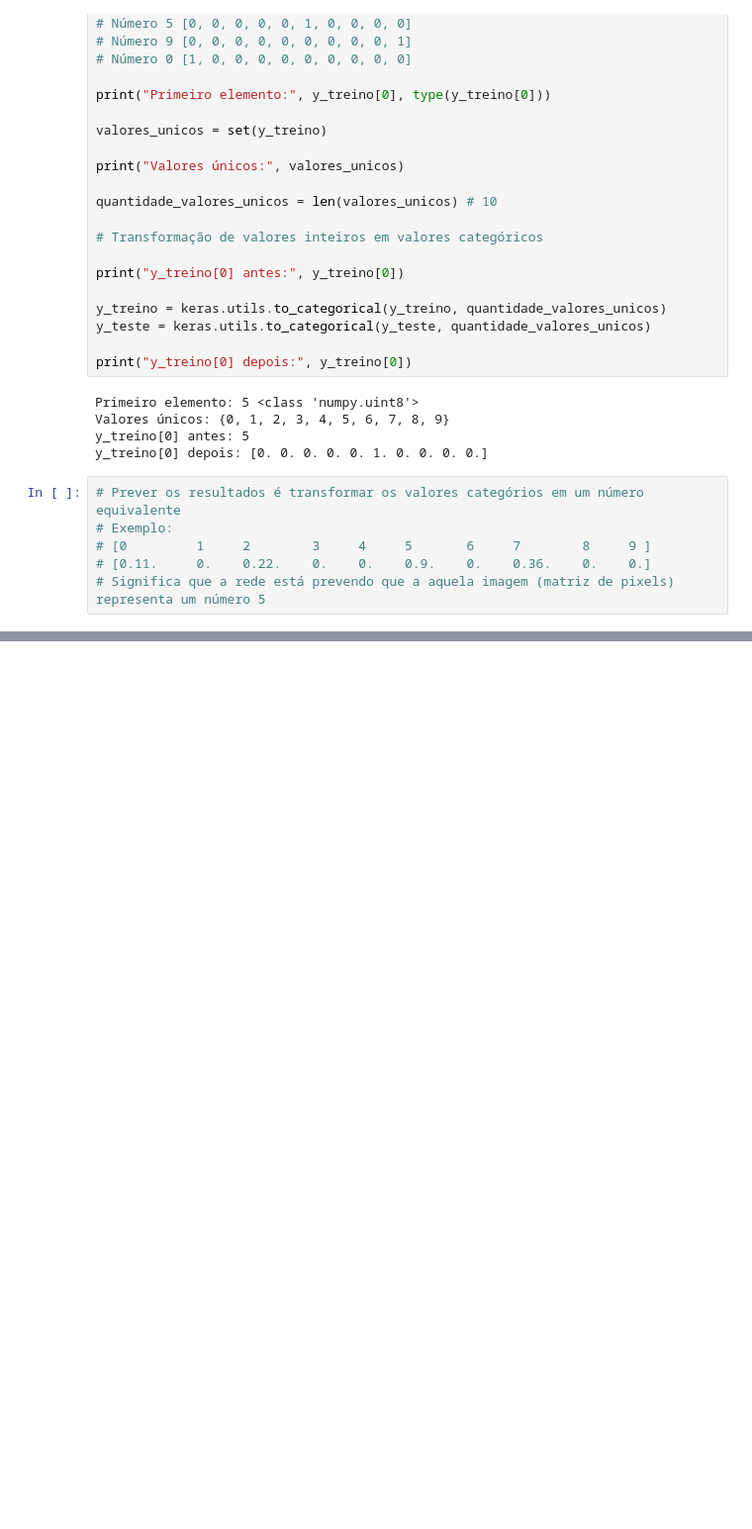
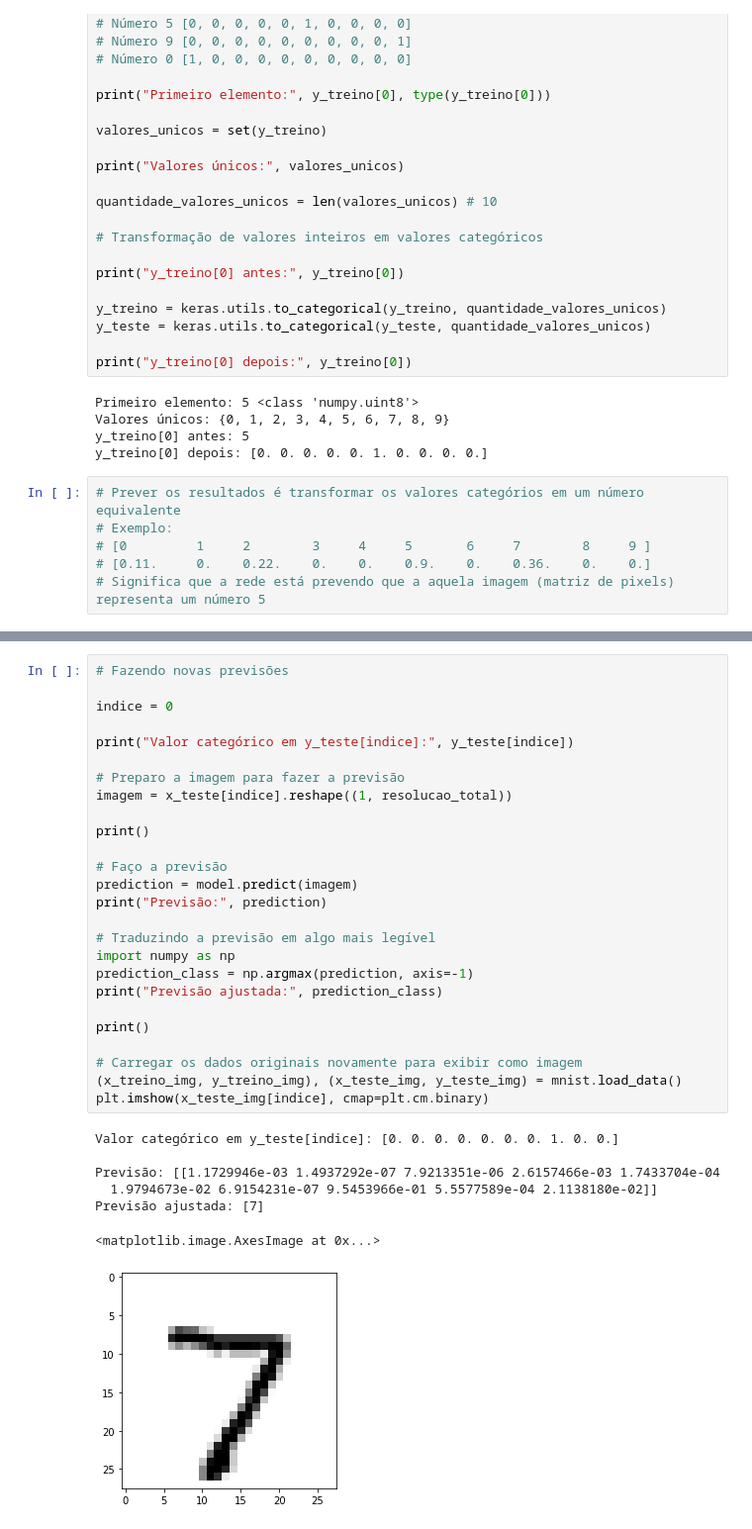
Before and after one commit to AdrianaPugarito/DeeplearningCurso, a Jupyter notebook: Ocean_DeepLearning_13_08_2021.ipynb, the cells around one changed output, grey strips where cells are left out. Shown at 99% size. Cells and saved outputs as stored; diff of their text form; blank space fills up the shorter version.

```diff
--- a/Ocean_DeepLearning_13_08_2021.ipynb
+++ b/Ocean_DeepLearning_13_08_2021.ipynb
@@ -334,0 +432,34 @@ y_treino[0] depois: [0. 0. 0. 0. 0. 1. 0. 0. 0. 0.]
+# %%
+# Fazendo novas previsões
+
+indice = 0
+
+print("Valor categórico em y_teste[indice]:", y_teste[indice])
+
+# Preparo a imagem para fazer a previsão
+imagem = x_teste[indice].reshape((1, resolucao_total))
+
+print()
+
+# Faço a previsão
+prediction = model.predict(imagem)
+print("Previsão:", prediction)
+
+# Traduzindo a previsão em algo mais legível
+import numpy as np
+prediction_class = np.argmax(prediction, axis=-1)
+print("Previsão ajustada:", prediction_class)
+
+print()
+
+# Carregar os dados originais novamente para exibir como imagem
+(x_treino_img, y_treino_img), (x_teste_img, y_teste_img) = mnist.load_data()
+plt.imshow(x_teste_img[indice], cmap=plt.cm.binary)
+# %% [output]
+Valor categórico em y_teste[indice]: [0. 0. 0. 0. 0. 0. 0. 1. 0. 0.]
+
+Previsão: [[1.1729946e-03 1.4937292e-07 7.9213351e-06 2.6157466e-03 1.7433704e-04
+  1.9794673e-02 6.9154231e-07 9.5453966e-01 5.5577589e-04 2.1138180e-02]]
+Previsão ajustada: [7]
+<matplotlib.image.AxesImage at 0x...>
+[figure, added]
```
Also changed, not shown: parts of 2 cells of this notebook.
